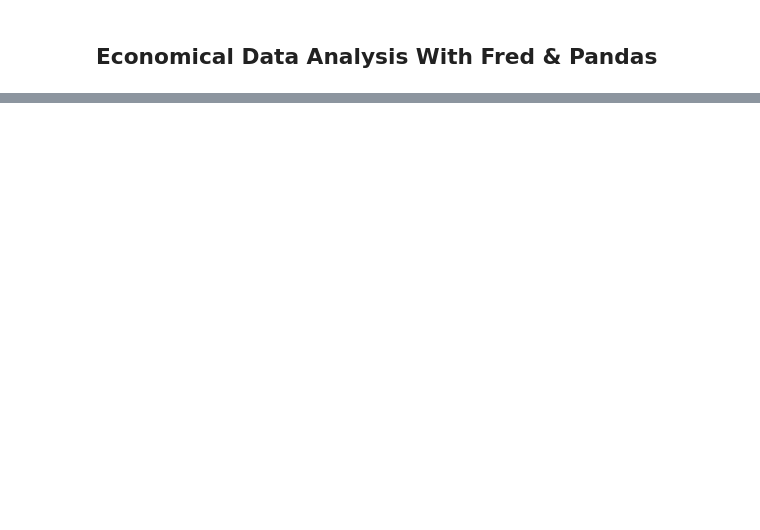
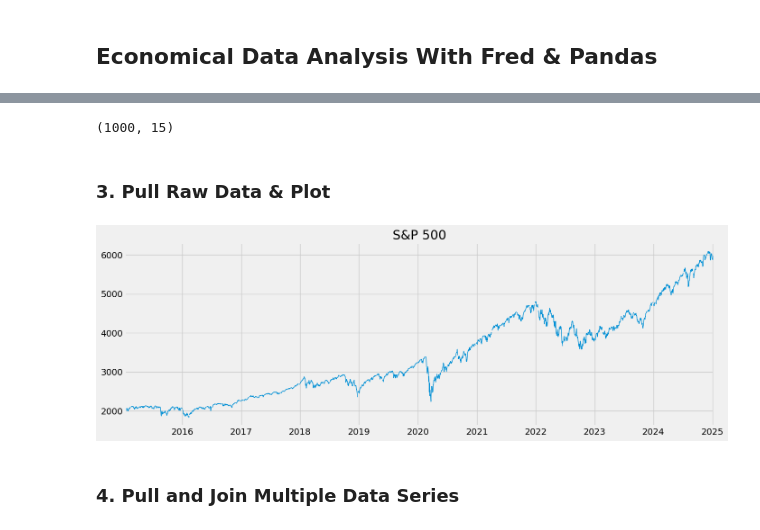
Before and after one commit to Shandeep-Raula/Economic-Analysis-with-Pandas, a Jupyter notebook: economic-analysis.ipynb, the cells around one changed output, grey strips where cells are left out. Cells and saved outputs as stored; diff of their text form; code cells hidden in the pictures; blank space fills up the shorter version.

Commit message:
Kaggle Notebook | Economic Analysis | Version 3

```diff
--- a/economic-analysis.ipynb
+++ b/economic-analysis.ipynb
@@ -14,3 +15,8 @@ plt.style.use('fivethirtyeight')
 color = sns.color_palette()
 
 from fredapi import Fred
+# %%
+fred_key = 'e4ea6e58288c219321b504d88b48092a'
+from kaggle_secrets import UserSecretsClient
+user_secrets = UserSecretsClient()
+secret_value_0 = user_secrets.get_secret("Fred API")
@@ -16,0 +25,2 @@ from fredapi import Fred
+# %%
+fred = Fred(api_key=fred_key)
@@ -16,0 +45,15 @@ from fredapi import Fred
+# %%
+sp.shape
+# %% [output]
+(1000, 15)
+# %% [markdown]
+### 3. Pull Raw Data & Plot
+# %%
+sp500 = fred.get_series(series_id = 'SP500')
+# %%
+sp500.plot(figsize=(15,5), title='S&P 500', lw=1)
+plt.show()
+# %% [output]
+[figure, added]
+# %% [markdown]
+### 4. Pull and Join Multiple Data Series
```
Also changed, not shown: parts of 22 cells of this notebook.
